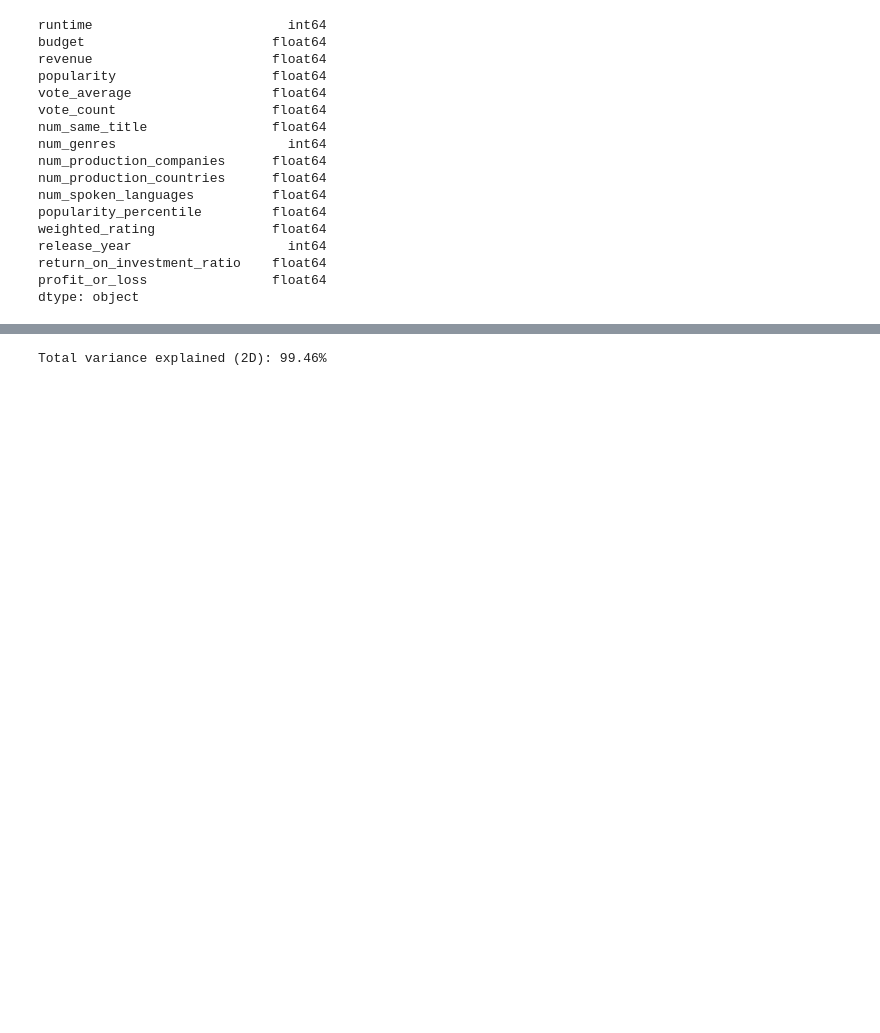
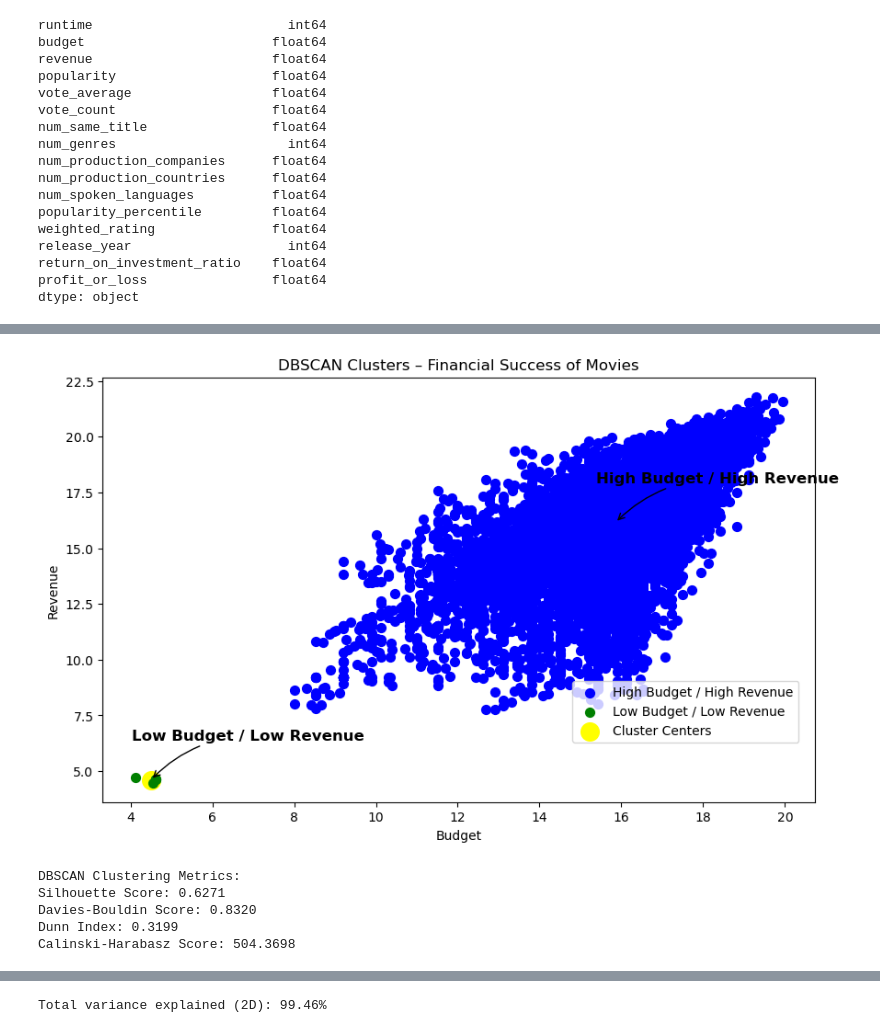
Before and after one commit to Shlezman/DS-principles-project, a Jupyter notebook: Final-Combined.ipynb, the cells around one changed output, grey strips where cells are left out. Cells and saved outputs as stored; diff of their text form; code cells hidden in the pictures; blank space fills up the shorter version.

```diff
--- a/Final-Combined.ipynb
+++ b/Final-Combined.ipynb
@@ -201,0 +296,58 @@ Beyond algorithmic comparison, we also want these questions to uncover **practic
+# %%
+dbscan = DBSCAN(eps=0.5, min_samples=5)
+dbscan_labels = dbscan.fit_predict(X)
+
+# Filter out noise points (label -1)
+core_mask = dbscan_labels != -1
+X_core = X[core_mask]
+labels_core = dbscan_labels[core_mask]
+
+# Prepare cluster labels manually based on visual inspection
+labels = ['High Budget / High Revenue', 'Low Budget / Low Revenue']  # Update as needed
+
+# Convert to numpy for indexing
+X_core_array = X_core.values
+
+# Plot DBSCAN clusters
+plt.figure(figsize=(10, 6))
+plt.scatter(X_core_array[labels_core == 0, 0], X_core_array[labels_core == 0, 1],
+            s=50, c='blue', label=labels[0], zorder=3)
+plt.scatter(X_core_array[labels_core == 1, 0], X_core_array[labels_core == 1, 1],
+            s=50, c='green', label=labels[1], zorder=3)
+
+# Compute cluster centers
+centers = X_core.groupby(labels_core).mean().values
+
+# Plot centers
+plt.scatter(centers[:, 0], centers[:, 1], s=200, c='yellow',
+            label='Cluster Centers', zorder=1)
+
+# Annotate clusters
+for label, x, y in zip(labels, centers[:, 0], centers[:, 1]):
+    plt.annotate(label, xy=(x, y), xytext=(-15, 40),
+                 va='top', fontsize=12, fontweight='bold',
+                 textcoords='offset points',
+                 arrowprops=dict(arrowstyle='->', color='black', connectionstyle='arc3,rad=0.2'))
+
+plt.title('DBSCAN Clusters – Financial Success of Movies')
+plt.xlabel('Budget')
+plt.ylabel('Revenue')
+plt.legend(bbox_to_anchor=[0.65, 0.3])
+plt.show()
+
+sil_score = silhouette_score(X, dbscan_labels)
+db_score = davies_bouldin_score(X, dbscan_labels)
+dunn_score = dunn_index(X, dbscan_labels)
+cal_score = calinski_harabasz_score(X, dbscan_labels)
+print(f"DBSCAN Clustering Metrics:\n"
+      f"Silhouette Score: {sil_score:.4f}\n"
+      f"Davies-Bouldin Score: {db_score:.4f}\n"
+      f"Dunn Index: {dunn_score:.4f}\n"
+      f"Calinski-Harabasz Score: {cal_score:.4f}")
+# %% [output]
+[figure, added]
+DBSCAN Clustering Metrics:
+Silhouette Score: 0.6271
+Davies-Bouldin Score: 0.8320
+Dunn Index: 0.3199
+Calinski-Harabasz Score: 504.3698
```
Also changed, not shown: parts of 23 cells of this notebook.
